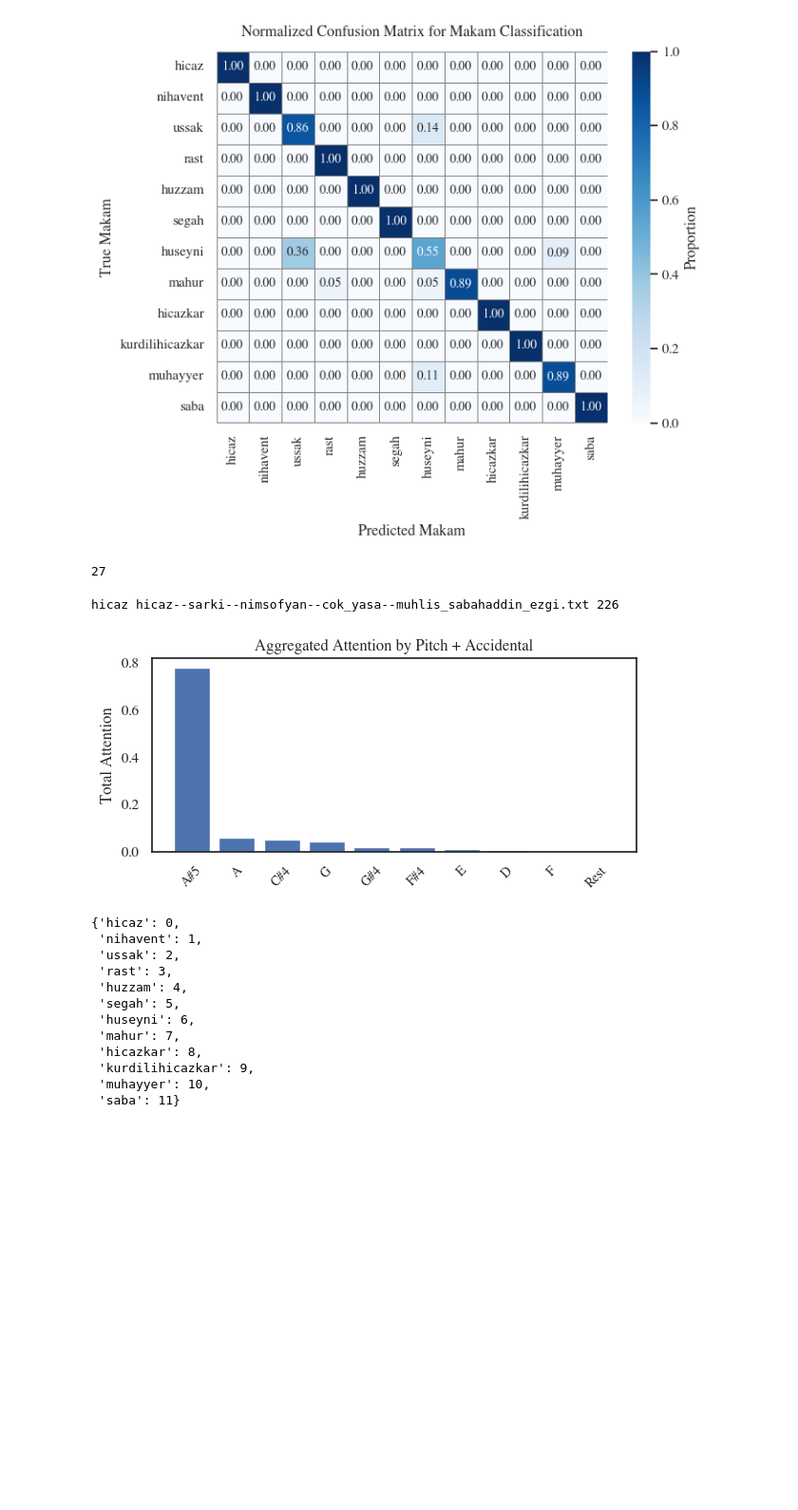
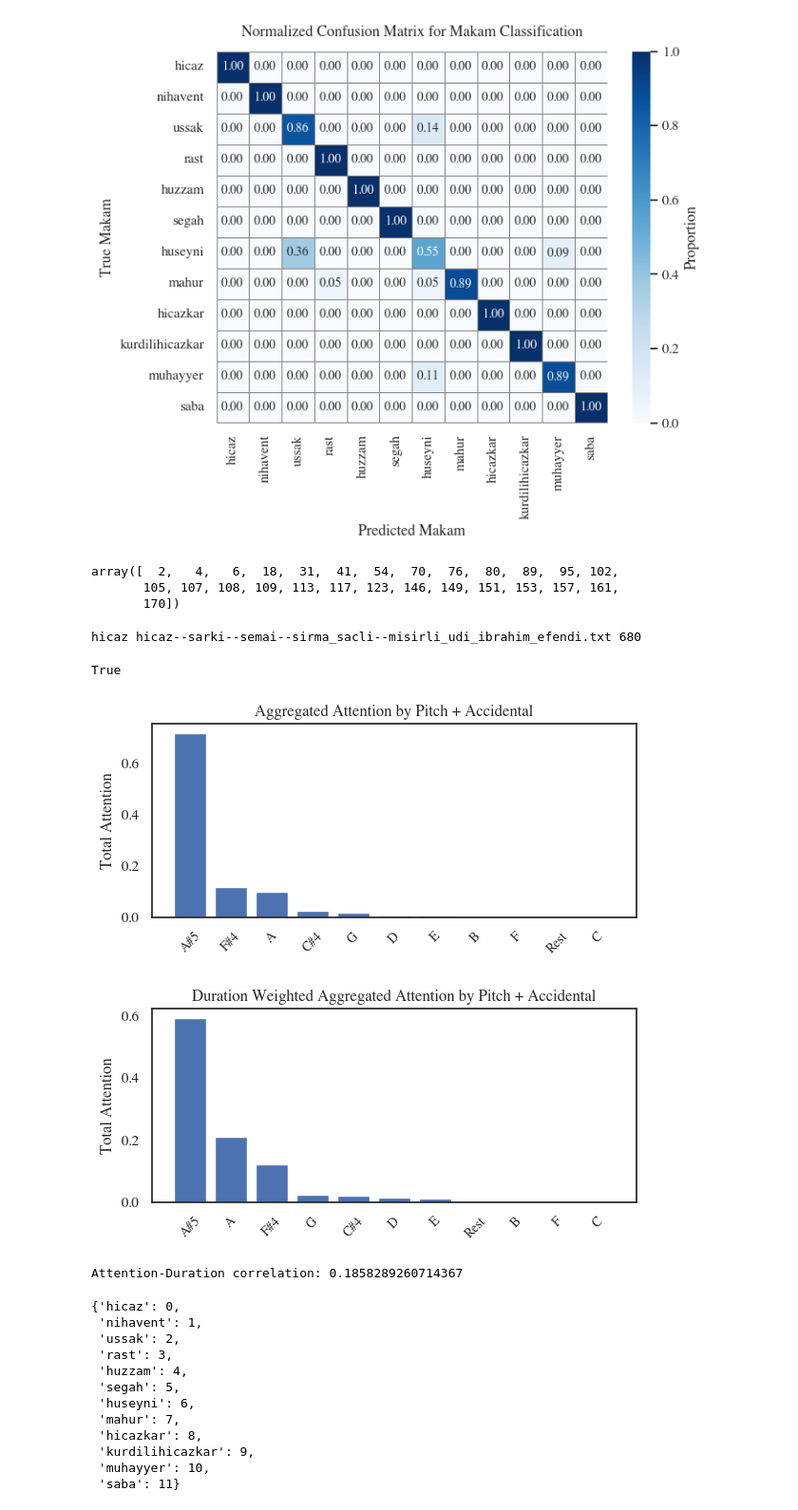
Before and after one commit to ihpar/tmm_rep_learn, a Jupyter notebook: evaluation.ipynb, the cells around one changed output. Shown at 95% size. Saved outputs shown, nothing was run; the diff lists cells and outputs as text; code cells hidden in the pictures; blank space fills up the shorter version.

```diff
--- a/evaluation.ipynb
+++ b/evaluation.ipynb
@@ -131,6 +139,18 @@ pc_vocab_inv = {v: k for k, v in pc_vocab.items()}
 acc_vocab = {"PAD": 0, "": 1,
              "#1": 2, "#2": 3, "#3": 4, "#4": 5, "#5": 6, "#6": 7, "#7": 8, "#8": 9}
 acc_vocab_inv = {v: k for k, v in acc_vocab.items()}
+
+dur_vocab = {"PAD": 0,
+             "3/16": 1, "1/16": 2, "1/4": 3, "1/2": 4, "1/8": 5,
+             "3/8": 6, "0/0": 7, "9/8": 8, "5/8": 9, "1/1": 10,
+             "3/32": 11, "1/32": 12, "3/4": 13, "1/24": 14, "1/12": 15,
+             "7/8": 16, "4/16": 17, "5/4": 18, "2/8": 19, "2/16": 20,
+             "4/8": 21, "3/64": 22, "1/64": 23, "4/32": 24, "2/4": 25,
+             "2/32": 26, "8/32": 27, "6/16": 28, "12/16": 29, "6/32": 30,
+             "9/16": 31, "6/8": 32, "7/16": 33, "5/16": 34, "3/12": 35,
+             "3/24": 36, "8/8": 37, "8/16": 38, "3/2": 39, "0/4": 40,
+             "7/32": 41, "11/8": 42, "1/48": 43, "11/32": 44, "1/6": 45}
+dur_vocab_inv = {v: k for k, v in dur_vocab.items()}
 # %%
 def evaluate_classification(y_true, y_pred, makam_names):
     results = {}
@@ -384,11 +409,13 @@ def get_makam_pieces(makam_id, labels, preds, correct=True):
     return np.array(res)
 # %%
 correct_hicaz_idx = get_makam_pieces(0, all_labels, all_preds)
-len(correct_hicaz_idx)
+correct_hicaz_idx
 # %% [output]
-27
+array([  2,   4,   6,  18,  31,  41,  54,  70,  76,  80,  89,  95, 102,
+       105, 107, 108, 109, 113, 117, 123, 146, 149, 151, 153, 157, 161,
+       170])
 # %%
-i = 54  # index of the piece in the test set
+i = 41  # index of the piece in the test set
 
 # all_labels, all_preds, all_f_names, all_attn_weights, all_true_lengths
 
@@ -398,11 +425,12 @@ attn_piece = all_attn_weights[i][:true_len]
 pcs_piece = all_pcs[i][:true_len]
 accs_piece = all_accs[i][:true_len]
 meas_piece = all_meas[i][:true_len]
+durs_piece = all_durs[i][:true_len]
 print(makam_names[all_labels[i]], all_f_names[i], true_len)
 attn_piece.shape == pcs_piece.shape == (true_len,)
-agg = aggregate_attention_by_pitch_acc(attn_piece, pcs_piece, accs_piece)
 # %% [output]
-hicaz hicaz--sarki--nimsofyan--cok_yasa--muhlis_sabahaddin_ezgi.txt 226
+hicaz hicaz--sarki--semai--sirma_sacli--misirli_udi_ibrahim_efendi.txt 680
+True
 # %%
 def plot_agg_attention_by_pitch(agg):
     labels = []
@@ -422,7 +450,3 @@ def plot_agg_attention_by_pitch(agg):
               fontname="Times", fontsize=12)
     plt.tight_layout()
     plt.show()
-# %%
-plot_agg_attention_by_pitch(agg)
-# %% [output]
-[figure, removed]
@@ -429,3 +506,29 @@ plot_agg_attention_by_pitch(agg)
+# %%
+agg_pitch_acc = aggregate_attention_by_pitch_acc(
+    attn_piece, pcs_piece, accs_piece)
+agg_pitch_acc = normalize_attention(agg_pitch_acc)
+plot_agg_attention_by_pitch(agg_pitch_acc)
+
+agg_duration = aggregate_attention_pitch_acc_duration(
+    attn_piece, pcs_piece, accs_piece, durs_piece
+)
+agg_duration = normalize_attention(agg_duration)
+
+plot_agg_attention_by_pitch_duration(agg_duration)
+
+corrs = []
+for idx in correct_hicaz_idx:
+    true_len_i = all_true_lengths[idx]
+    attn_piece_i = all_attn_weights[idx][:true_len_i]
+    durs_piece_i = all_durs[idx][:true_len_i]
+    corr_i = attention_duration_correlation(attn_piece_i, durs_piece_i)
+    corrs.append(corr_i)
+
+print("Attention-Duration correlation:", np.array(corrs).mean())
+# %% [output]
+[figure, added]
+[figure, added]
+Attention-Duration correlation: 0.1858289260714367
 # %%
 def aggregate_attention_for_makam(
         makam_idx,
```
Also changed, not shown: parts of 17 cells of this notebook, 11 other files.
